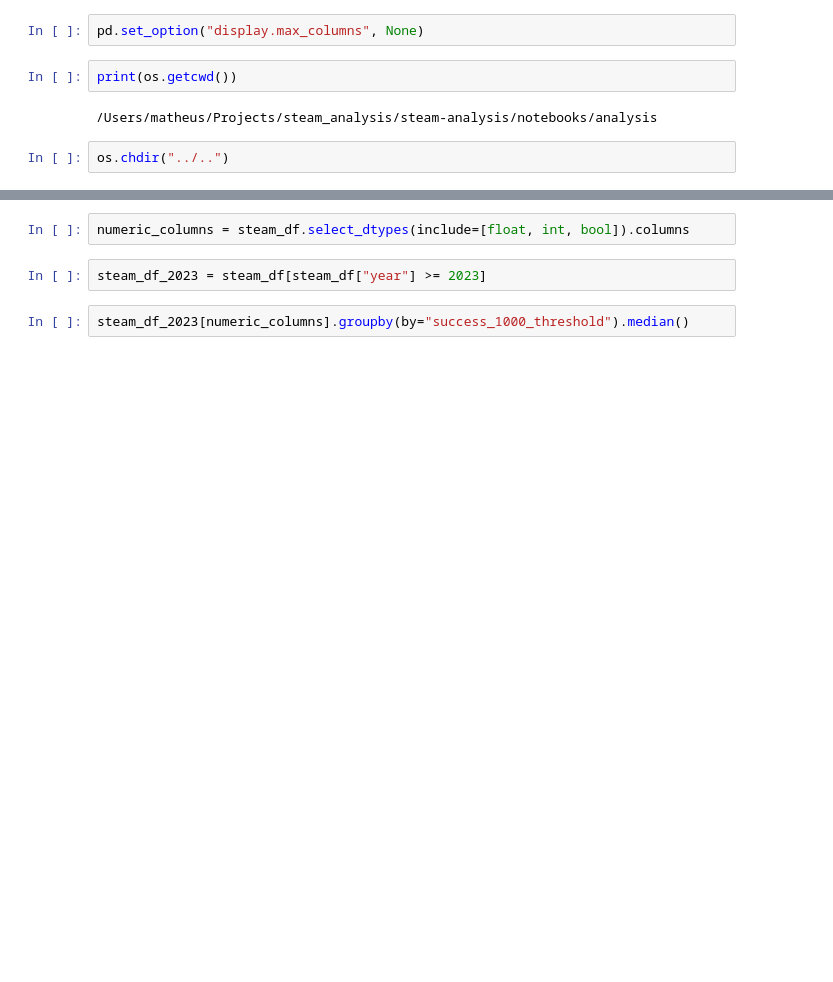
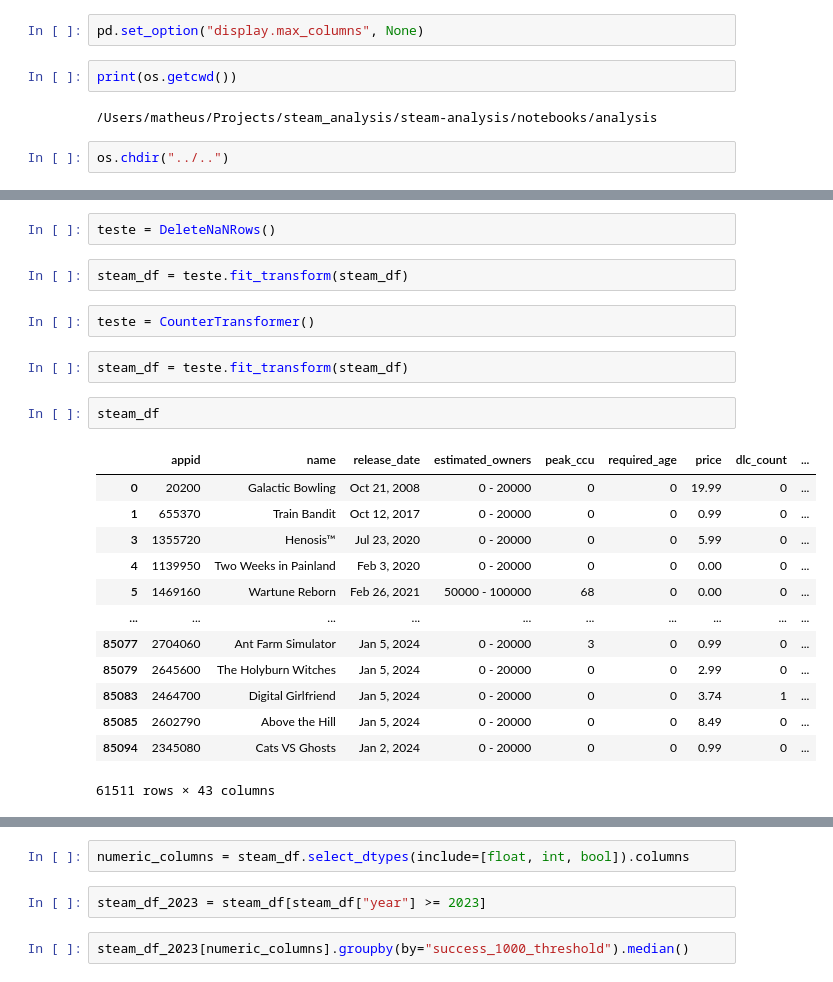
Before and after one commit to MatheusVazManzke/steam-analysis, a Jupyter notebook: notebooks/analysis/1.2-mvm-data-analysis.ipynb, the cells around one changed output, grey strips where cells are left out. Drawn from its saved outputs; the diff is of its cells as text; blank space fills up the shorter version.

```diff
--- a/notebooks/analysis/1.2-mvm-data-analysis.ipynb
+++ b/notebooks/analysis/1.2-mvm-data-analysis.ipynb
@@ -45,0 +57,24 @@ steam_df[["total_reviews", "success_1000_threshold"]].groupby(
+# %%
+teste = DeleteNaNRows()
+# %%
+steam_df = teste.fit_transform(steam_df)
+# %%
+teste = CounterTransformer()
+# %%
+steam_df = teste.fit_transform(steam_df)
+# %%
+steam_df
+# %% [output]
+|  | appid | name | release_date | estimated_owners | peak_ccu | required_age | price | dlc_count | ... |
+| 0 | 20200 | Galactic Bowling | Oct 21, 2008 | 0 - 20000 | 0 | 0 | 19.99 | 0 | ... |
+| 1 | 655370 | Train Bandit | Oct 12, 2017 | 0 - 20000 | 0 | 0 | 0.99 | 0 | ... |
+| 3 | 1355720 | Henosis™ | Jul 23, 2020 | 0 - 20000 | 0 | 0 | 5.99 | 0 | ... |
+| 4 | 1139950 | Two Weeks in Painland | Feb 3, 2020 | 0 - 20000 | 0 | 0 | 0.00 | 0 | ... |
+| 5 | 1469160 | Wartune Reborn | Feb 26, 2021 | 50000 - 100000 | 68 | 0 | 0.00 | 0 | ... |
+| ... | ... | ... | ... | ... | ... | ... | ... | ... | ... |
+| 85077 | 2704060 | Ant Farm Simulator | Jan 5, 2024 | 0 - 20000 | 3 | 0 | 0.99 | 0 | ... |
+| 85079 | 2645600 | The Holyburn Witches | Jan 5, 2024 | 0 - 20000 | 0 | 0 | 2.99 | 0 | ... |
+| 85083 | 2464700 | Digital Girlfriend | Jan 5, 2024 | 0 - 20000 | 0 | 0 | 3.74 | 1 | ... |
+| 85085 | 2602790 | Above the Hill | Jan 5, 2024 | 0 - 20000 | 0 | 0 | 8.49 | 0 | ... |
+| 85094 | 2345080 | Cats VS Ghosts | Jan 2, 2024 | 0 - 20000 | 0 | 0 | 0.99 | 0 | ... |
+61511 rows × 43 columns
```
Also changed, not shown: parts of 12 cells of this notebook, 2 other files.
